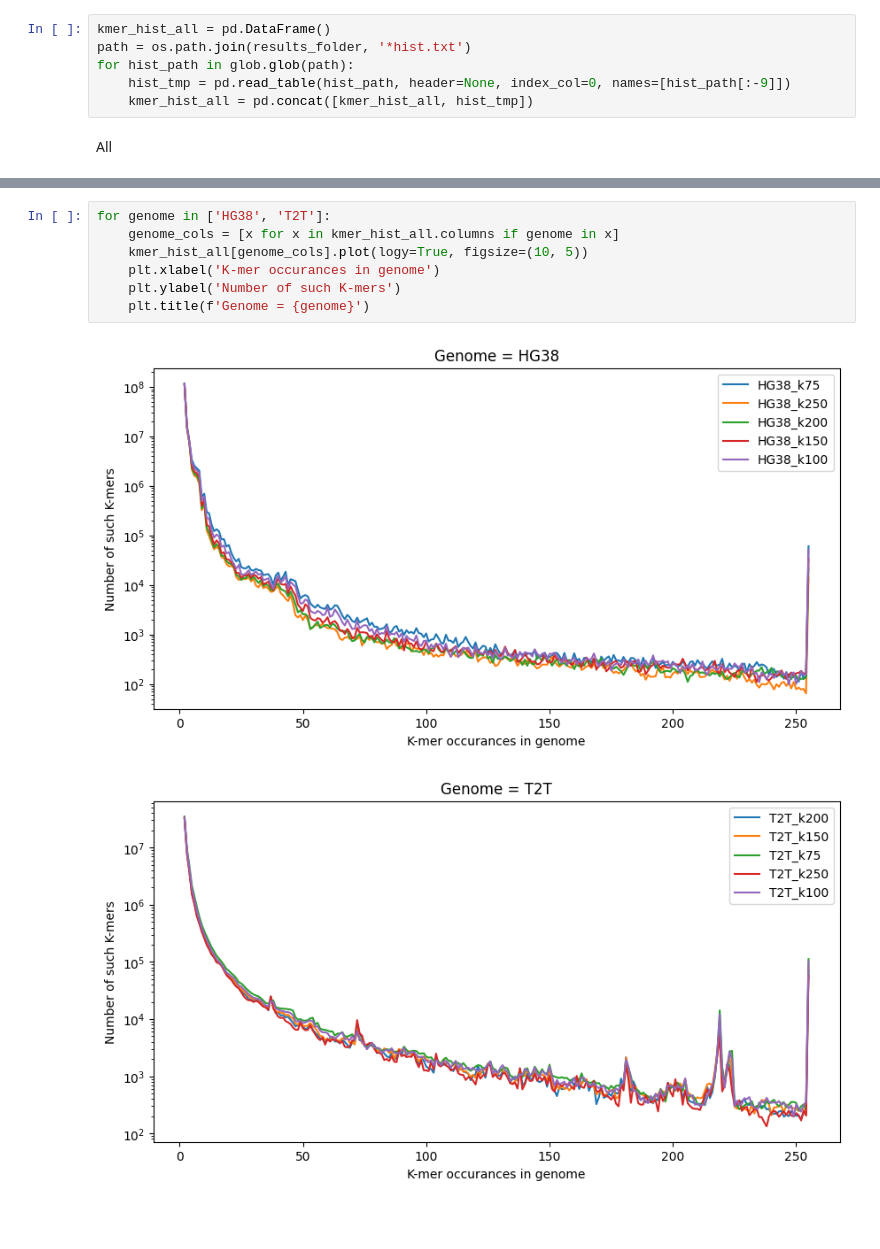
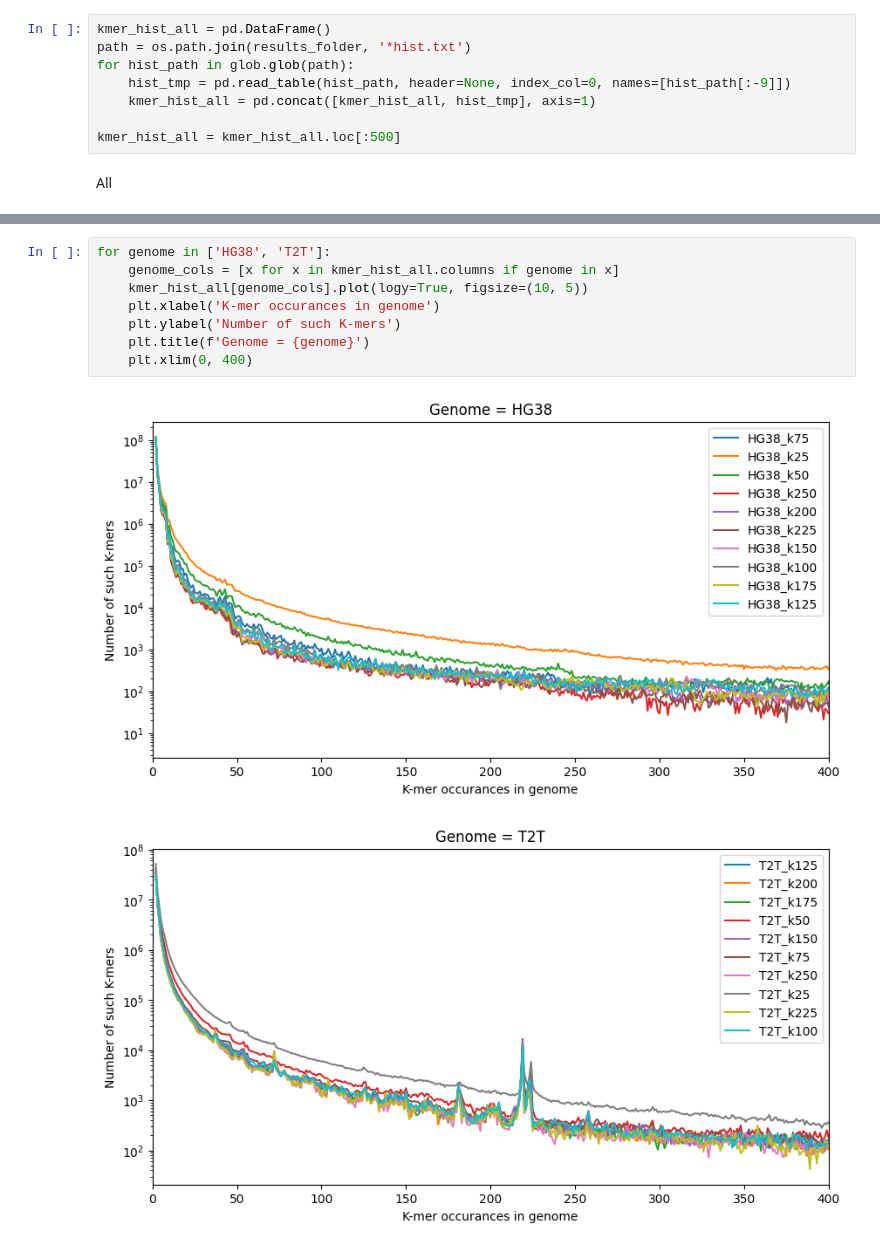
Before and after one commit to mikprin/biohack_2023_T2T, a Jupyter notebook: python_notebooks/plot_k_mers.ipynb, the cells around one changed output, grey strips where cells are left out. Saved outputs shown, nothing was run; the diff lists cells and outputs as text; blank space fills up the shorter version.

```diff
--- a/python_notebooks/plot_k_mers.ipynb
+++ b/python_notebooks/plot_k_mers.ipynb
@@ -17,7 +17,9 @@ kmer_hist_all = pd.DataFrame()
 path = os.path.join(results_folder, '*hist.txt')
 for hist_path in glob.glob(path):
     hist_tmp = pd.read_table(hist_path, header=None, index_col=0, names=[hist_path[:-9]])
-    kmer_hist_all = pd.concat([kmer_hist_all, hist_tmp])
+    kmer_hist_all = pd.concat([kmer_hist_all, hist_tmp], axis=1)
+
+kmer_hist_all = kmer_hist_all.loc[:500]
 # %% [markdown]
 All
 # %%
@@ -44,10 +50,11 @@ for k in ['75', '100', '150', '200', '250']:
 # %%
 for genome in ['HG38', 'T2T']:
     genome_cols = [x for x in kmer_hist_all.columns if genome in x]
     kmer_hist_all[genome_cols].plot(logy=True, figsize=(10, 5))
     plt.xlabel('K-mer occurances in genome')
     plt.ylabel('Number of such K-mers')
     plt.title(f'Genome = {genome}')
+    plt.xlim(0, 400)
 # %% [output]
-[figure, old version]
+[figure, new version]
-[figure, old version]
+[figure, new version]
```
Also changed, not shown: parts of 11 cells of this notebook, 1 other file.
